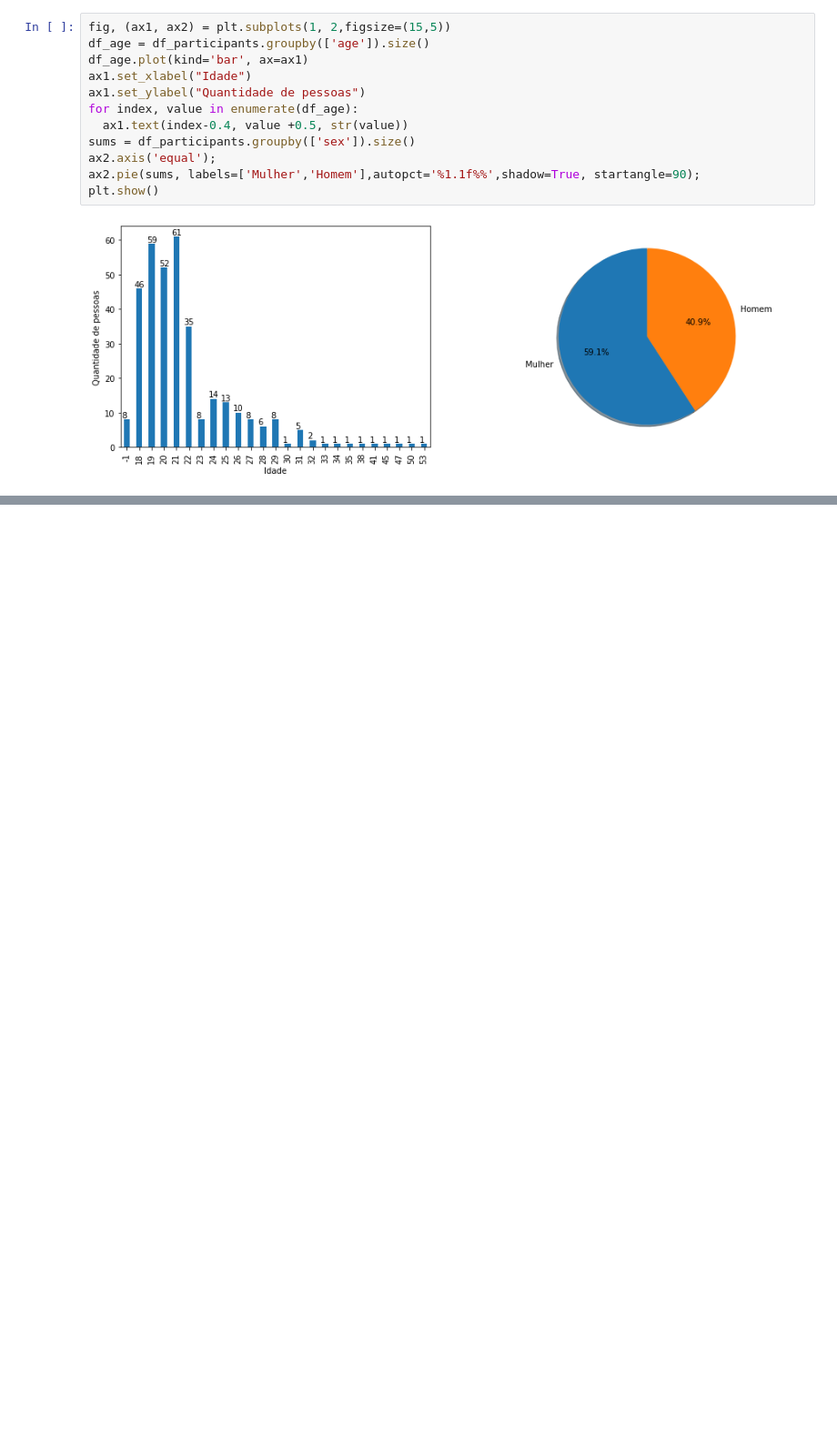
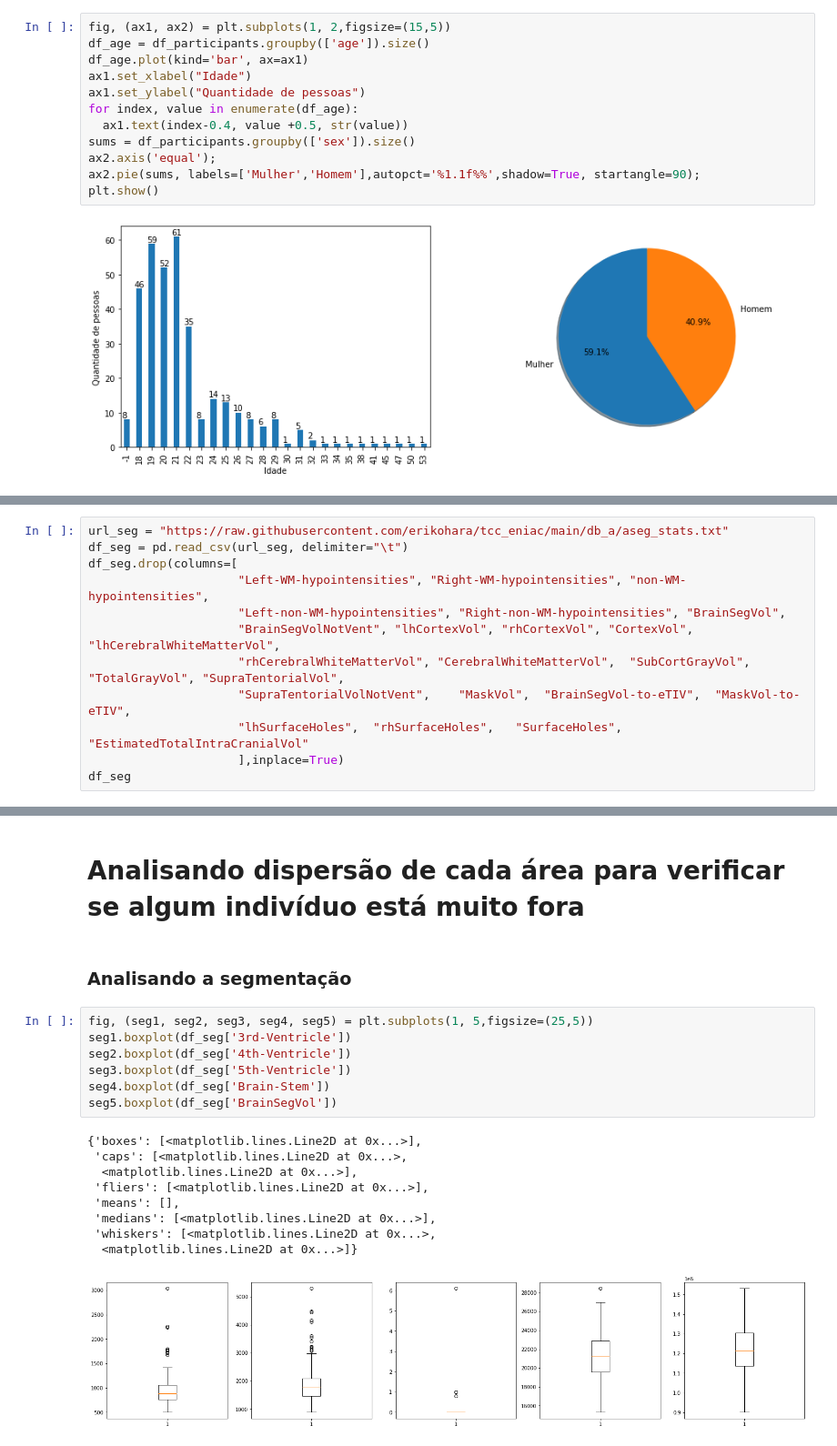
Before and after one commit to erikohara/tcc_eniac, a Jupyter notebook: MachineLearningMultipleIntelligence.ipynb, the cells around one changed output, grey strips where cells are left out. Shown at 91% size. Drawn from its saved outputs; the diff is of its cells as text; blank space fills up the shorter version.

```diff
--- a/MachineLearningMultipleIntelligence.ipynb
+++ b/MachineLearningMultipleIntelligence.ipynb
@@ -53,0 +59,12 @@ plt.show()
+# %%
+url_seg = "https://raw.githubusercontent.com/erikohara/tcc_eniac/main/db_a/aseg_stats.txt"
+df_seg = pd.read_csv(url_seg, delimiter="\t")
+df_seg.drop(columns=[
+                     "Left-WM-hypointensities", "Right-WM-hypointensities", "non-WM-hypointensities",
+                     "Left-non-WM-hypointensities", "Right-non-WM-hypointensities", "BrainSegVol",
+                     "BrainSegVolNotVent", "lhCortexVol", "rhCortexVol", "CortexVol",	"lhCerebralWhiteMatterVol",
+                     "rhCerebralWhiteMatterVol", "CerebralWhiteMatterVol",	"SubCortGrayVol",	"TotalGrayVol",	"SupraTentorialVol",
+                     "SupraTentorialVolNotVent",	"MaskVol",	"BrainSegVol-to-eTIV",	"MaskVol-to-eTIV",
+                     "lhSurfaceHoles",	"rhSurfaceHoles",	"SurfaceHoles",	"EstimatedTotalIntraCranialVol"
+                     ],inplace=True)
+df_seg
@@ -53,0 +127,21 @@ plt.show()
+# %% [markdown]
+# Analisando dispersão de cada área para verificar se algum indivíduo está muito fora
+# %% [markdown]
+### Analisando a segmentação
+# %%
+fig, (seg1, seg2, seg3, seg4, seg5) = plt.subplots(1, 5,figsize=(25,5))
+seg1.boxplot(df_seg['3rd-Ventricle'])
+seg2.boxplot(df_seg['4th-Ventricle'])
+seg3.boxplot(df_seg['5th-Ventricle'])
+seg4.boxplot(df_seg['Brain-Stem'])
+seg5.boxplot(df_seg['BrainSegVol'])
+# %% [output]
+{'boxes': [<matplotlib.lines.Line2D at 0x...>],
+ 'caps': [<matplotlib.lines.Line2D at 0x...>,
+  <matplotlib.lines.Line2D at 0x...>],
+ 'fliers': [<matplotlib.lines.Line2D at 0x...>],
+ 'means': [],
+ 'medians': [<matplotlib.lines.Line2D at 0x...>],
+ 'whiskers': [<matplotlib.lines.Line2D at 0x...>,
+  <matplotlib.lines.Line2D at 0x...>]}
+[figure, added]
```
Also changed, not shown: parts of 9 cells of this notebook.
